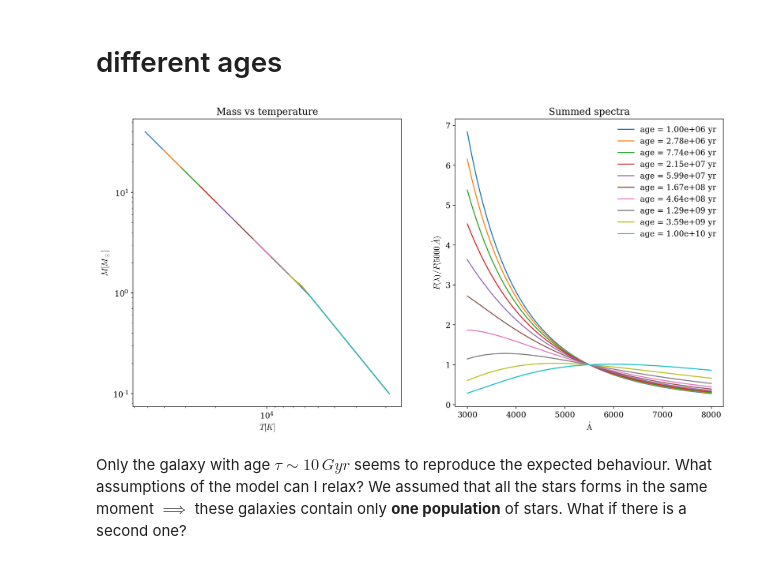
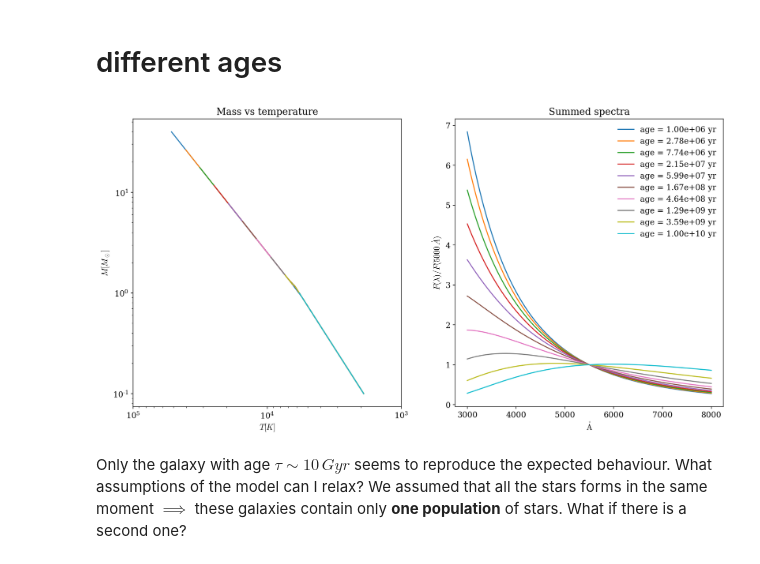
Before and after one commit to asantini29/codes_laboratory_data_analysis, a Jupyter notebook: galaxy_model_optical.ipynb, the cells around one changed output. Cells and saved outputs as stored; diff of their text form; code cells hidden in the pictures.

```diff
--- a/galaxy_model_optical.ipynb
+++ b/galaxy_model_optical.ipynb
@@ -71,31 +68,31 @@ ages = np.logspace(6, 10, 10) * u.yr
 # %%
 with quantity_support():
     #plt.figure()
     fig, axs = plt.subplots(1, 2)
     for age in tqdm(ages):
         M_max = max_mass(age, M_sun)
         M_array = np.linspace(M_min, M_max, 100)
         scale_factor_array, temp_array = np.hsplit(np.array([scale_and_temperature(M, M_sun) for M in M_array]), 2)
 
         axs[0].plot(temp_array, M_array / M_sun)
 
         bb = np.sum([models.BlackBody(temperature = T * u.K, scale = scale_factor * u.erg / (u.cm**2 * u.AA * u.s * u.sr)) for T,scale_factor in zip(temp_array, scale_factor_array)])
         flux = bb(wave)
         axs[1].plot(wave, flux / bb(5500 * u.AA), label = 'age = {:.2e}'.format(age)) #normalize to F(5000 A)
 
     #plt.plot(wave, flux) #normalize to F(5000 A)
 
     axs[0].set_ylabel("$M [M_\odot]$")
     axs[0].set_xlabel("$T [K]$")
     axs[0].set_title("Mass vs temperature")
     axs[0].loglog()
-    axs[0].invert_xaxis()
+    axs[0].set_xlim(left = 1e5, right = 1e3)
 
     axs[1].set_ylabel("$F(\lambda) / F(5000 \, \dot{A})$")
     axs[1].legend(frameon = False)
     axs[1].set_title("Summed spectra")
     plt.show()
 # %% [output]
-[figure, old version]
+[figure, new version]
 # %% [markdown]
 Only the galaxy with age $\tau \sim 10\, Gyr$ seems to reproduce the expected behaviour. What assumptions of the model can I relax? We assumed that all the stars forms in the same moment $\implies$ these galaxies contain only **one population** of stars. What if there is a second one?
```
Also changed, not shown: parts of 1 cell of this notebook.
